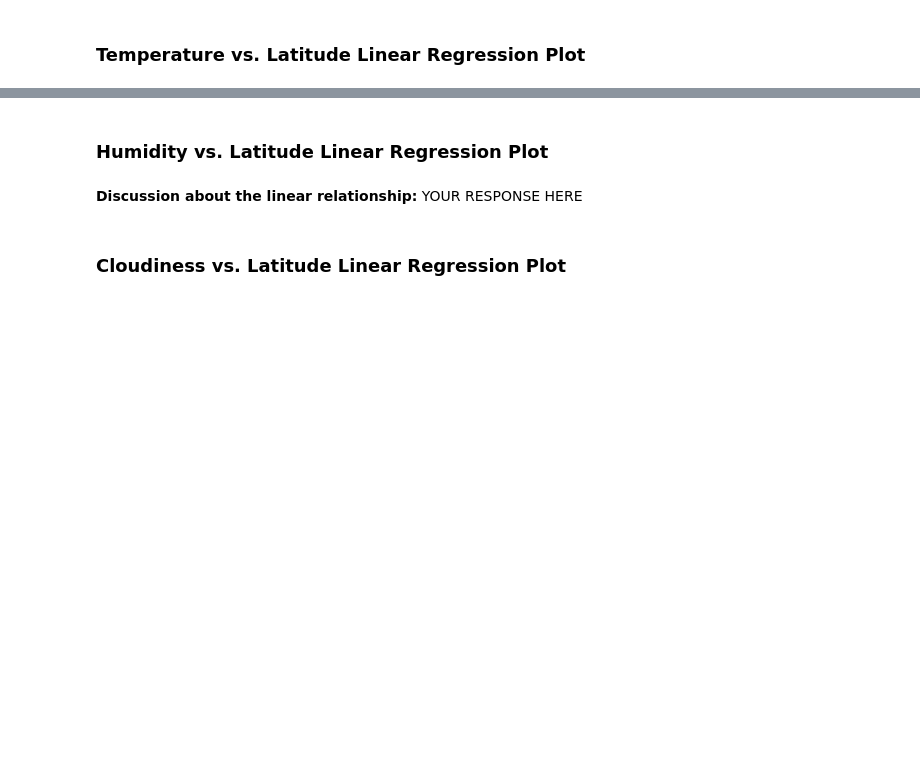
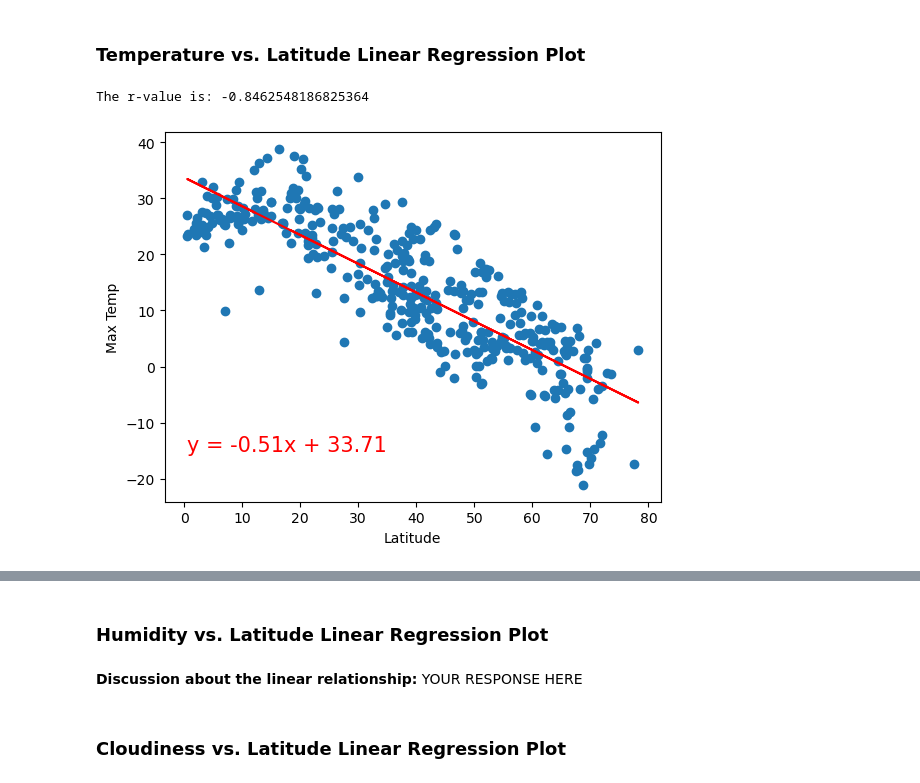
Before and after one commit to mwmosca/python-api-challenge, a Jupyter notebook: WeatherPy.ipynb, the cells around one changed output, grey strips where cells are left out. Cells and saved outputs as stored; diff of their text form; code cells hidden in the pictures; blank space fills up the shorter version.

```diff
--- a/WeatherPy.ipynb
+++ b/WeatherPy.ipynb
@@ -240,6 +237,25 @@ plt.show()
+# %%
+# Define a function to create Linear Regression plots
+def lin_reg_plot(x_data, y_data, x_label, y_label):
+    lin_reg = linregress(x_data, y_data)
+    line = lin_reg.slope * x_data + lin_reg.intercept
+    equation = "y = " + str(round(lin_reg.slope, 2)) + "x + " + str(round(lin_reg.intercept, 2))
+    if lin_reg.slope > 0:
+        annotation_pos = (x_data.min(), y_data.max() - (y_data.max() - y_data.min()) / 10)
+    else:
+        annotation_pos = (x_data.min(), y_data.min() + (y_data.max() - y_data.min()) / 10)
+
+    print(f'The r-value is: {lin_reg.rvalue}')
+
+    plt.scatter(x_data, y_data)                                         # Plot the data
+    plt.plot(x_data, line, 'r')                                         # Plot the linear relationship
+    plt.annotate(equation, annotation_pos, fontsize = 15, color = 'r')  # Show the linear equation
+    plt.xlabel(x_label)
+    plt.ylabel(y_label)
+    plt.show()
 # %%
 # Create a DataFrame with the Northern Hemisphere data (Latitude >= 0)
-# YOUR CODE HERE
+northern_hemi_df = city_data_df[city_data_df['Lat'] >= 0]
 
 # Display sample data
 northern_hemi_df.head()
@@ -253,6 +285,9 @@ southern_hemi_df.head()
 ###  Temperature vs. Latitude Linear Regression Plot
 # %%
 # Linear regression on Northern Hemisphere
-# YOUR CODE HERE
+lin_reg_plot(northern_hemi_df['Lat'], northern_hemi_df['Max Temp'], 'Latitude', 'Max Temp')
+# %% [output]
+The r-value is: -0.8462548186825364
+[figure, added]
 # %%
 # Linear regression on Southern Hemisphere
```
Also changed, not shown: parts of 7 cells of this notebook.
